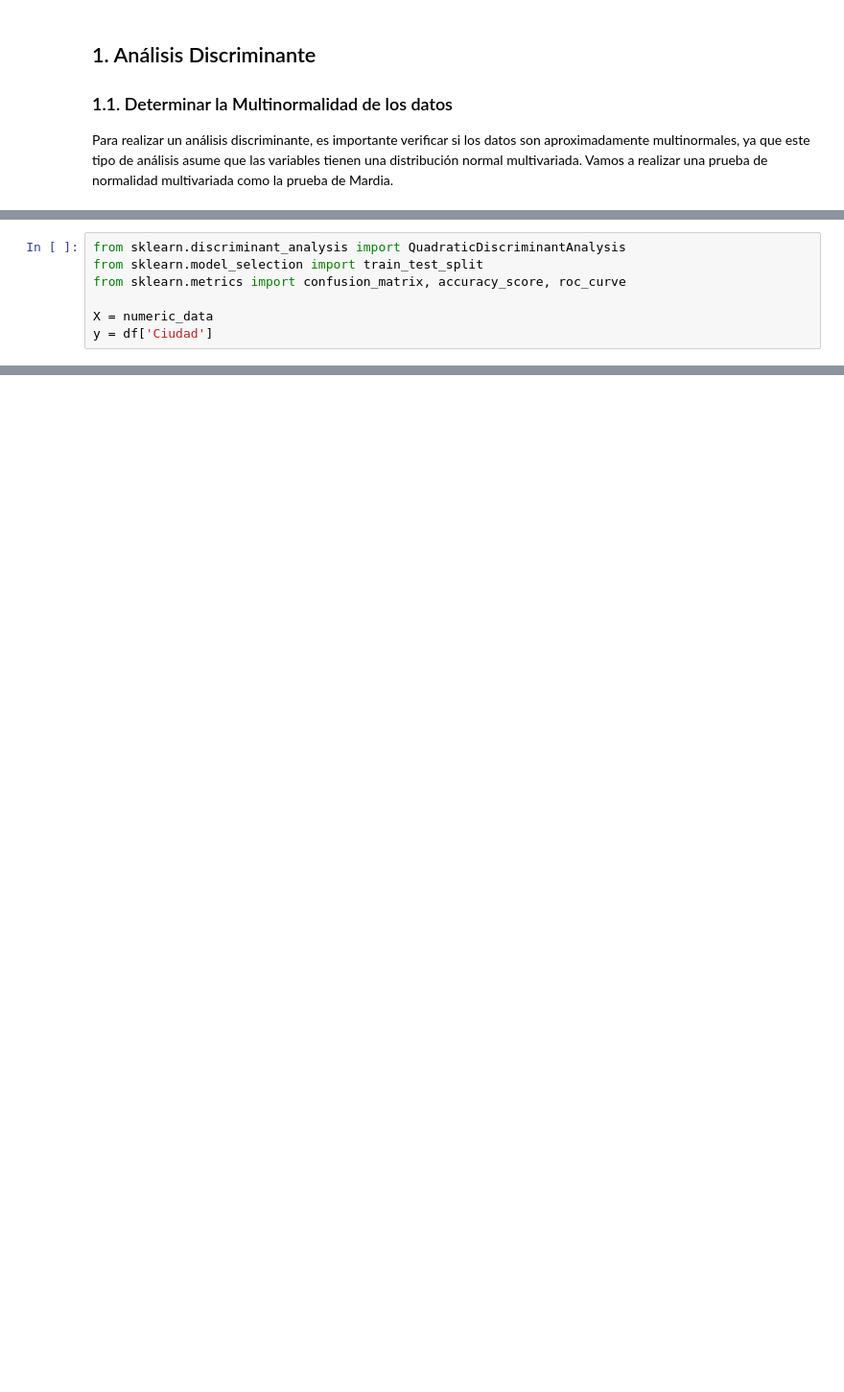
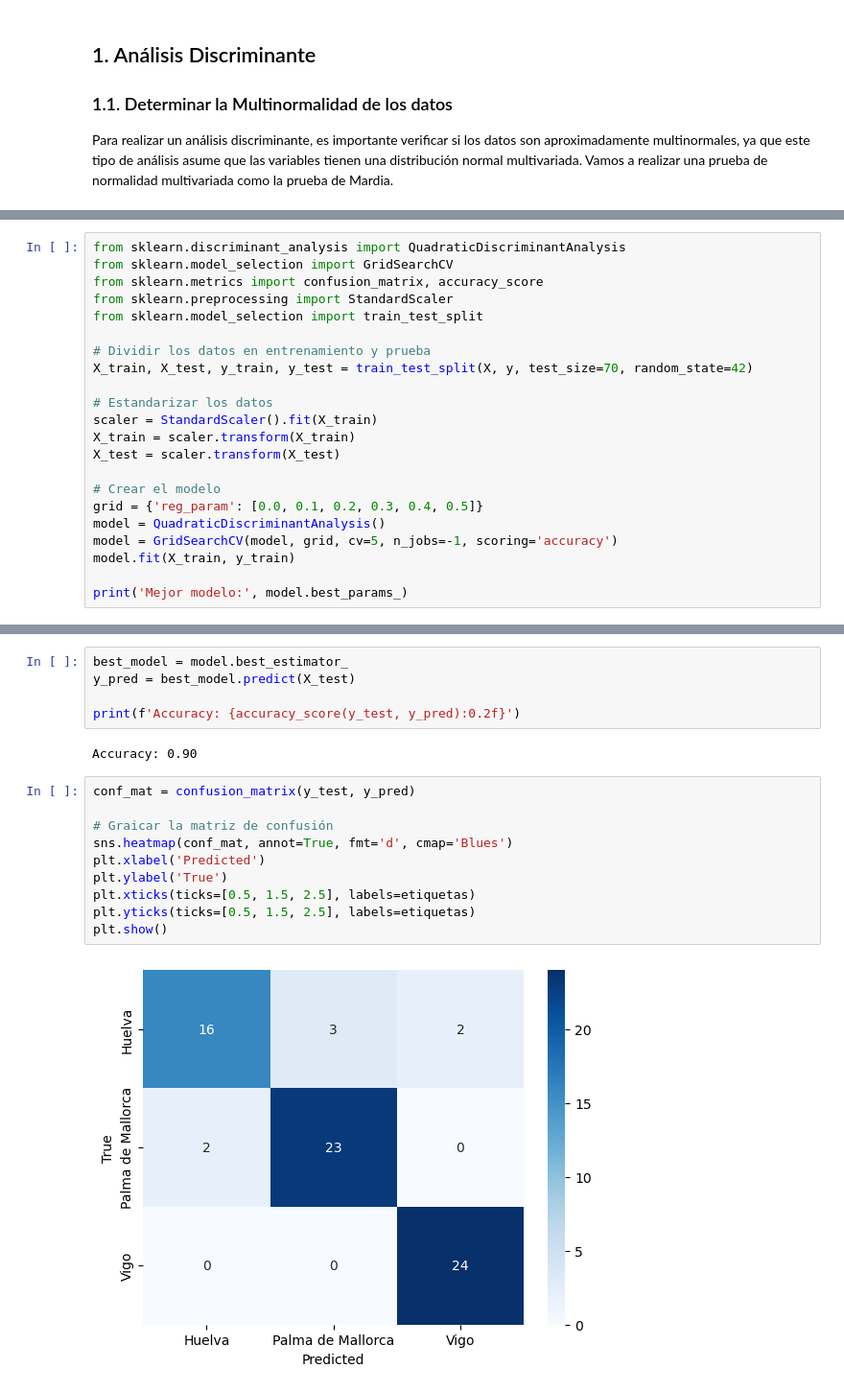
Before and after one commit to kevindmzapata/multivariate-statistics-course, a Jupyter notebook: TAREA_2/part-2.ipynb, the cells around one changed output, grey strips where cells are left out. Shown at 96% size. Cells and saved outputs as stored; diff of their text form; blank space fills up the shorter version.

```diff
--- a/TAREA_2/part-2.ipynb
+++ b/TAREA_2/part-2.ipynb
@@ -111,7 +56,0 @@ Los resultados de la prueba de Shapiro-Wilk para la normalidad univariante de la
-# %%
-from sklearn.discriminant_analysis import QuadraticDiscriminantAnalysis
-from sklearn.model_selection import train_test_split
-from sklearn.metrics import confusion_matrix, accuracy_score, roc_curve
-
-X = numeric_data
-y = df['Ciudad']
@@ -316,0 +94,22 @@ plt.show()
+# %%
+from sklearn.discriminant_analysis import QuadraticDiscriminantAnalysis
+from sklearn.model_selection import GridSearchCV
+from sklearn.metrics import confusion_matrix, accuracy_score
+from sklearn.preprocessing import StandardScaler
+from sklearn.model_selection import train_test_split
+
+# Dividir los datos en entrenamiento y prueba
+X_train, X_test, y_train, y_test = train_test_split(X, y, test_size=70, random_state=42)
+
+# Estandarizar los datos
+scaler = StandardScaler().fit(X_train)
+X_train = scaler.transform(X_train)
+X_test = scaler.transform(X_test)
+
+# Crear el modelo
+grid = {'reg_param': [0.0, 0.1, 0.2, 0.3, 0.4, 0.5]}
+model = QuadraticDiscriminantAnalysis()
+model = GridSearchCV(model, grid, cv=5, n_jobs=-1, scoring='accuracy')
+model.fit(X_train, y_train)
+
+print('Mejor modelo:', model.best_params_)
@@ -316,0 +118,19 @@ plt.show()
+# %%
+best_model = model.best_estimator_
+y_pred = best_model.predict(X_test)
+
+print(f'Accuracy: {accuracy_score(y_test, y_pred):0.2f}')
+# %% [output]
+Accuracy: 0.90
+# %%
+conf_mat = confusion_matrix(y_test, y_pred)
+
+# Graicar la matriz de confusión
+sns.heatmap(conf_mat, annot=True, fmt='d', cmap='Blues')
+plt.xlabel('Predicted')
+plt.ylabel('True')
+plt.xticks(ticks=[0.5, 1.5, 2.5], labels=etiquetas)
+plt.yticks(ticks=[0.5, 1.5, 2.5], labels=etiquetas)
+plt.show()
+# %% [output]
+[figure, added]
```
Also changed, not shown: parts of 46 cells of this notebook.
